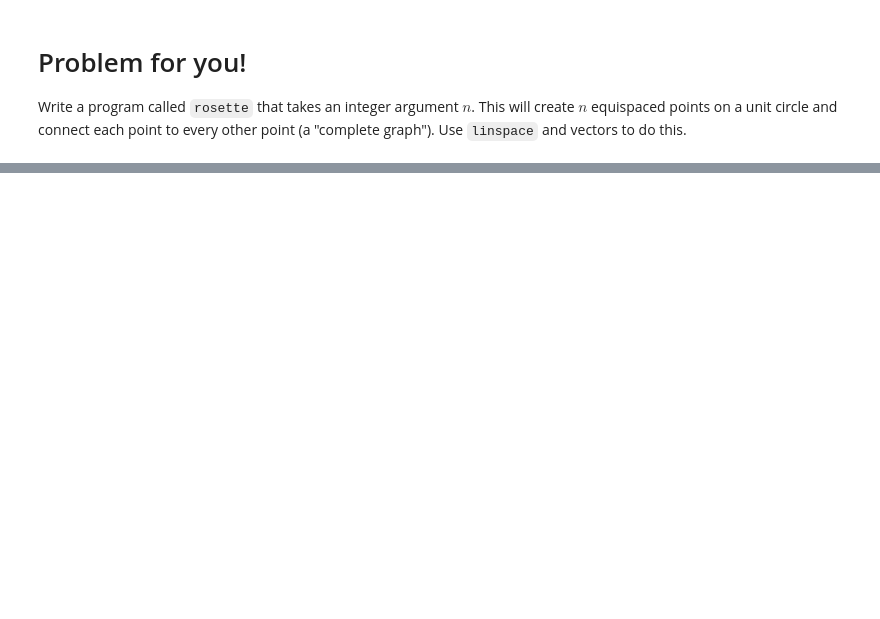
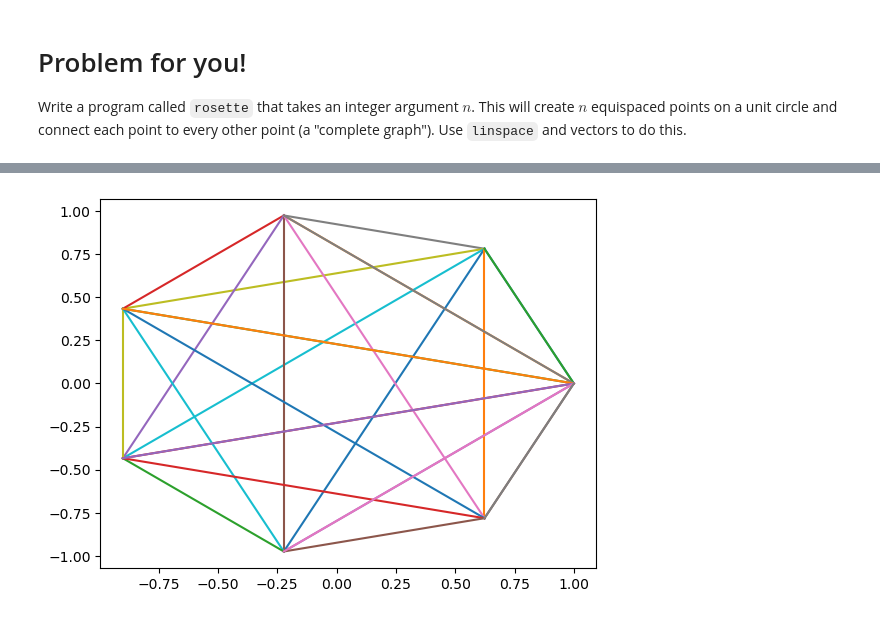
Before and after one commit to mattoxb/cs101-jupyter, a Jupyter notebook: Vectors.ipynb, the cells around one changed output, grey strips where cells are left out. Cells and saved outputs as stored; diff of their text form; code cells hidden in the pictures; blank space fills up the shorter version.

```diff
--- a/Vectors.ipynb
+++ b/Vectors.ipynb
@@ -56,0 +182,6 @@ Write a program called `rosette` that takes an integer argument $n$.  This will
+# %%
+for i in range(len(xs)):
+    for j in range(i+1,len(ys)):
+        plt.plot([xs[i],xs[j]], [ys[i],ys[j]])
+# %% [output]
+[figure, added]
```
Also changed, not shown: parts of 27 cells of this notebook, 11 other files.
